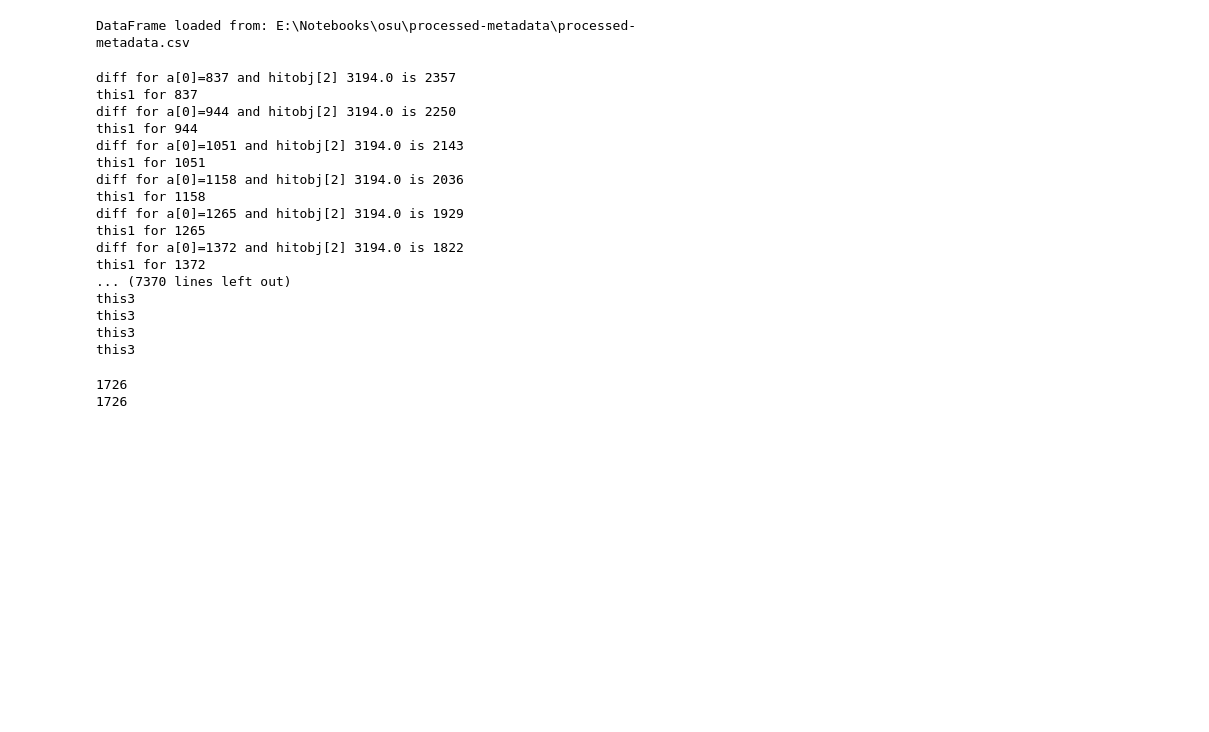
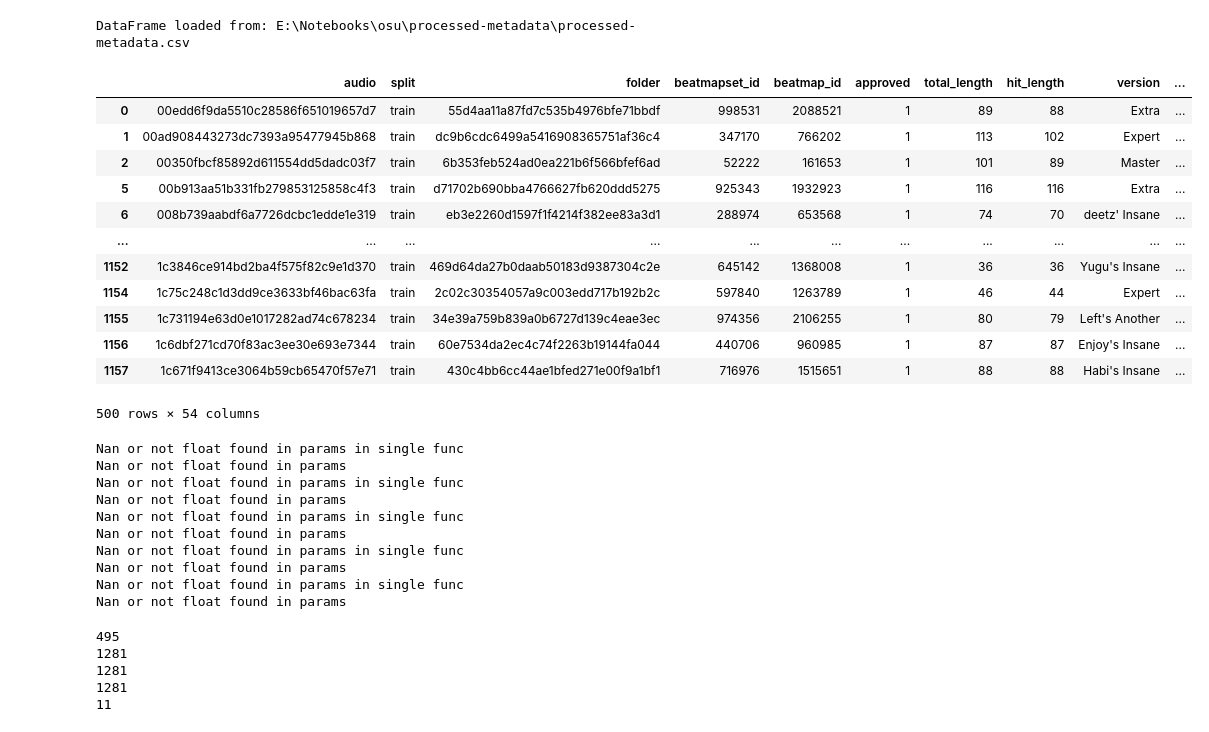
Before and after one commit to darshsingh116/beatmap, a Jupyter notebook: runModelOne.ipynb, the cells around one changed output. Saved outputs shown, nothing was run; the diff lists cells and outputs as text; code cells hidden in the pictures; blank space fills up the shorter version.

```diff
--- a/runModelOne.ipynb
+++ b/runModelOne.ipynb
@@ -14,34 +17,51 @@ Total errors encountered: 0
 # %%
 from Melokai.dataReadFromDisk import *
 df = load_df_from_csv()
+df = df[df["total_length"]<120]
+df=df[:500]
 # %% [output]
 DataFrame loaded from: E:\Notebooks\osu\processed-metadata\processed-metadata.csv
+# %%
+df
+# %% [output]
+|  | audio | split | folder | beatmapset_id | beatmap_id | approved | total_length | hit_length | version | ... |
+| 0 | 00edd6f9da5510c28586f651019657d7 | train | 55d4aa11a87fd7c535b4976bfe71bbdf | 998531 | 2088521 | 1 | 89 | 88 | Extra | ... |
+| 1 | 00ad908443273dc7393a95477945b868 | train | dc9b6cdc6499a5416908365751af36c4 | 347170 | 766202 | 1 | 113 | 102 | Expert | ... |
+| 2 | 00350fbcf85892d611554dd5dadc03f7 | train | 6b353feb524ad0ea221b6f566bfef6ad | 52222 | 161653 | 1 | 101 | 89 | Master | ... |
+| 5 | 00b913aa51b331fb279853125858c4f3 | train | d71702b690bba4766627fb620ddd5275 | 925343 | 1932923 | 1 | 116 | 116 | Extra | ... |
+| 6 | 008b739aabdf6a7726dcbc1edde1e319 | train | eb3e2260d1597f1f4214f382ee83a3d1 | 288974 | 653568 | 1 | 74 | 70 | deetz' Insane | ... |
+| ... | ... | ... | ... | ... | ... | ... | ... | ... | ... | ... |
+| 1152 | 1c3846ce914bd2ba4f575f82c9e1d370 | train | 469d64da27b0daab50183d9387304c2e | 645142 | 1368008 | 1 | 36 | 36 | Yugu's Insane | ... |
+| 1154 | 1c75c248c1d3dd9ce3633bf46bac63fa | train | 2c02c30354057a9c003edd717b192b2c | 597840 | 1263789 | 1 | 46 | 44 | Expert | ... |
+| 1155 | 1c731194e63d0e1017282ad74c678234 | train | 34e39a759b839a0b6727d139c4eae3ec | 974356 | 2106255 | 1 | 80 | 79 | Left's Another | ... |
+| 1156 | 1c6dbf271cd70f83ac3ee30e693e7344 | train | 60e7534da2ec4c74f2263b19144fa044 | 440706 | 960985 | 1 | 87 | 87 | Enjoy's Insane | ... |
+| 1157 | 1c671f9413ce3064b59cb65470f57e71 | train | 430c4bb6cc44ae1bfed271e00f9a1bf1 | 716976 | 1515651 | 1 | 88 | 88 | Habi's Insane | ... |
+500 rows × 54 columns
 # %%
-num_of_batch,processed_audio_list,processed_beatmap_list,hyper_params_list = new_process_audio_and_beatmap_for_model_all_and_save(df)
+num_of_batch,input_audios,output_beatmaps,processed_beatmap_list,hyper_params_list = new_process_audio_and_beatmap_for_model_all_and_save(df)
 # %% [output]
-diff for a[0]=837 and hitobj[2] 3194.0 is 2357
-this1 for 837
-diff for a[0]=944 and hitobj[2] 3194.0 is 2250
-this1 for 944
-diff for a[0]=1051 and hitobj[2] 3194.0 is 2143
-this1 for 1051
-diff for a[0]=1158 and hitobj[2] 3194.0 is 2036
-this1 for 1158
-diff for a[0]=1265 and hitobj[2] 3194.0 is 1929
-this1 for 1265
-diff for a[0]=1372 and hitobj[2] 3194.0 is 1822
-this1 for 1372
-... (7370 lines left out)
-this3
-this3
-this3
-this3
+Nan or not float found in params in single func
+Nan or not float found in params
+Nan or not float found in params in single func
+Nan or not float found in params
+Nan or not float found in params in single func
+Nan or not float found in params
+Nan or not float found in params in single func
+Nan or not float found in params
+Nan or not float found in params in single func
+Nan or not float found in params
-# %%
-print(len(processed_audio_list[1]))
-print(len(processed_beatmap_list[1]))
-# %% [output]
-1726
-1726
+# %%
+print(len(input_audios))
+print(len(input_audios[400]))
+print(len(output_beatmaps[400]))
+print(len(processed_beatmap_list[400]))
+print(len(hyper_params_list[400]))
+# %% [output]
+495
+1281
+1281
+1281
+11
 # %%
 for h in processed_beatmap_list[0]:
     print(h)
```
Also changed, not shown: parts of 16 cells of this notebook, 6 other files.
